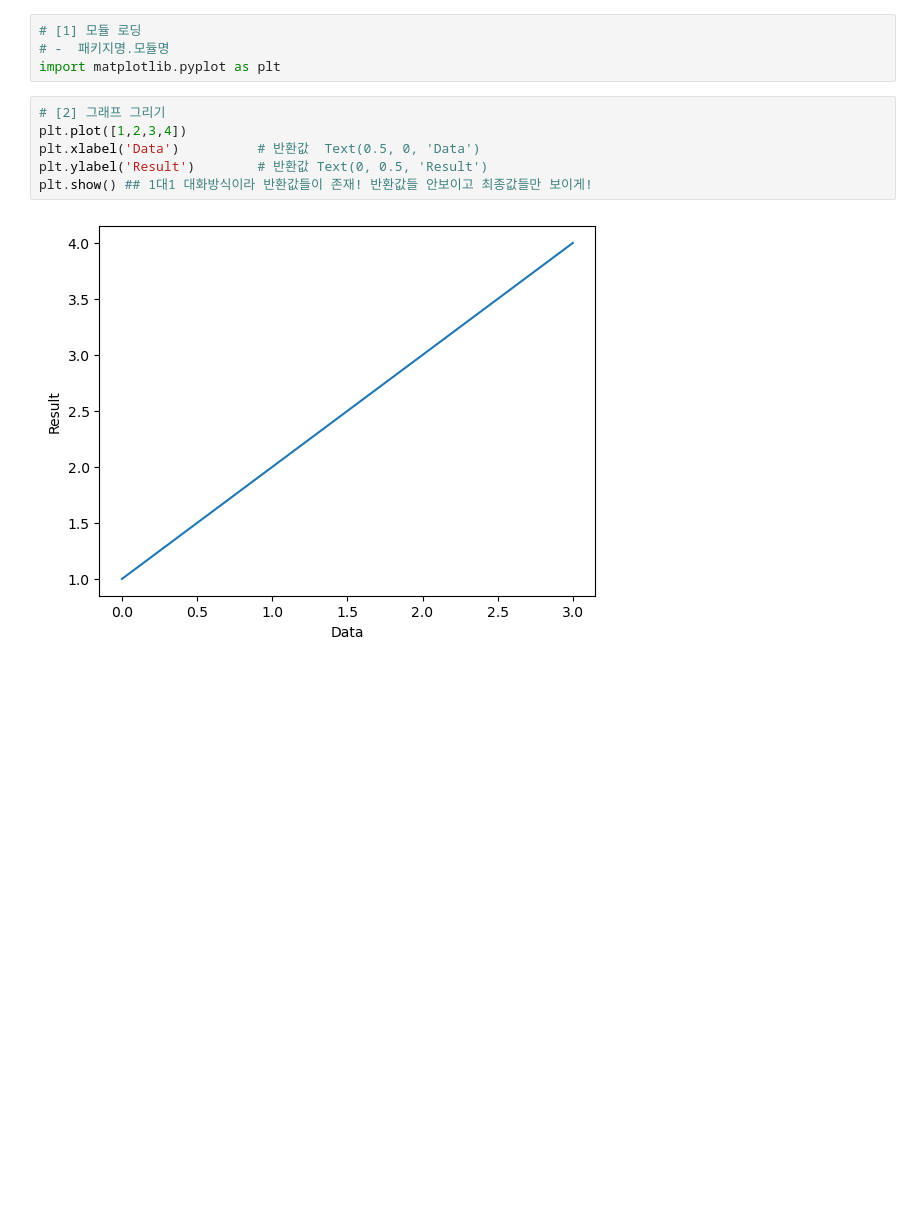
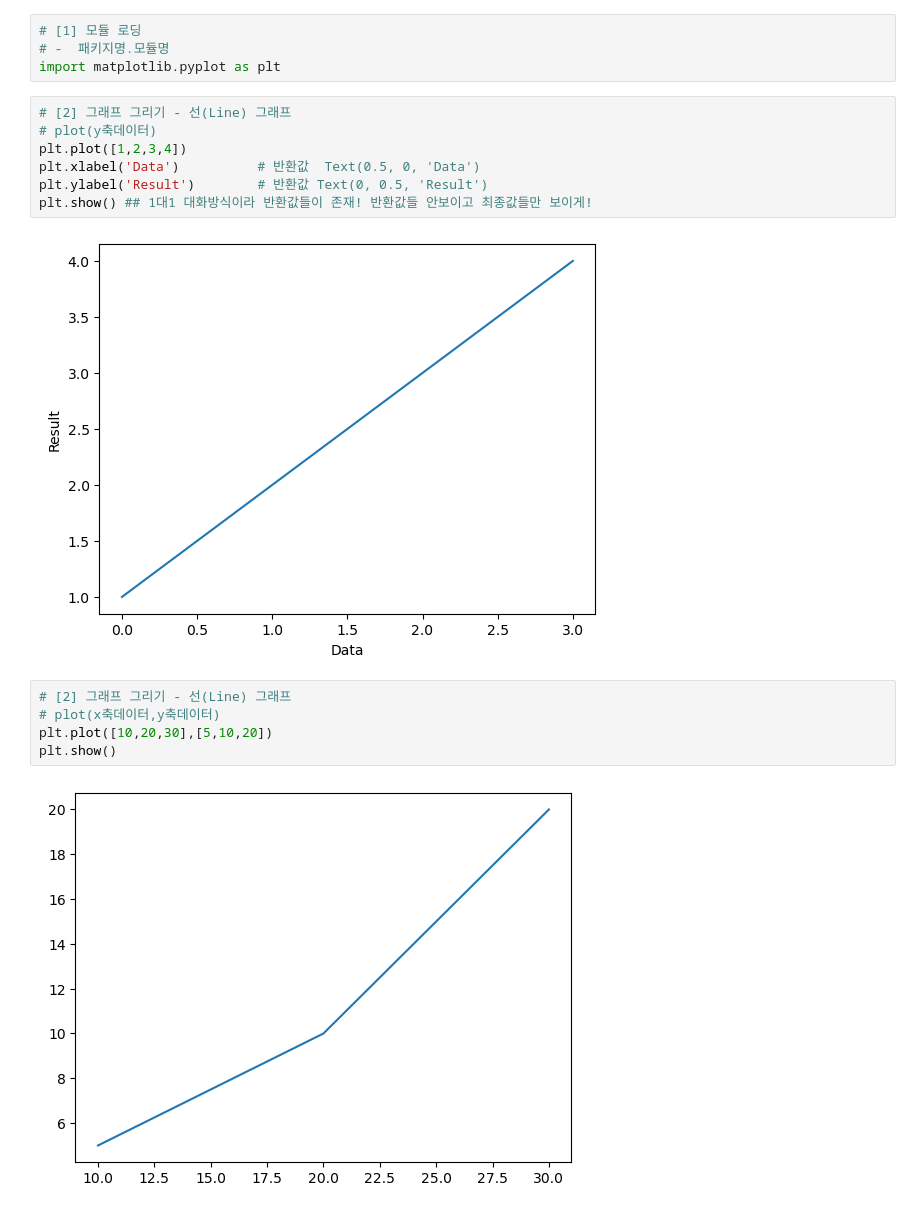
Before and after one commit to angelless00/KDT, a Jupyter notebook: EX_PANDAS06/DAY07/ex_matplot_line.ipynb, the cells around one changed output. Cells and saved outputs as stored; diff of their text form; blank space fills up the shorter version.

```diff
--- a/EX_PANDAS06/DAY07/ex_matplot_line.ipynb
+++ b/EX_PANDAS06/DAY07/ex_matplot_line.ipynb
@@ -7,10 +7,18 @@
 # -  패키지명.모듈명
 import matplotlib.pyplot as plt
 # %%
-# [2] 그래프 그리기
+# [2] 그래프 그리기 - 선(Line) 그래프
+# plot(y축데이터)
 plt.plot([1,2,3,4])
 plt.xlabel('Data')          # 반환값  Text(0.5, 0, 'Data')
 plt.ylabel('Result')        # 반환값 Text(0, 0.5, 'Result')
 plt.show() ## 1대1 대화방식이라 반환값들이 존재! 반환값들 안보이고 최종값들만 보이게!
 # %% [output]
 [figure]
+# %%
+# [2] 그래프 그리기 - 선(Line) 그래프
+# plot(x축데이터,y축데이터)
+plt.plot([10,20,30],[5,10,20])
+plt.show()
+# %% [output]
+[figure, added]
```
Also changed, not shown: parts of 6 cells of this notebook, 7 other files.
